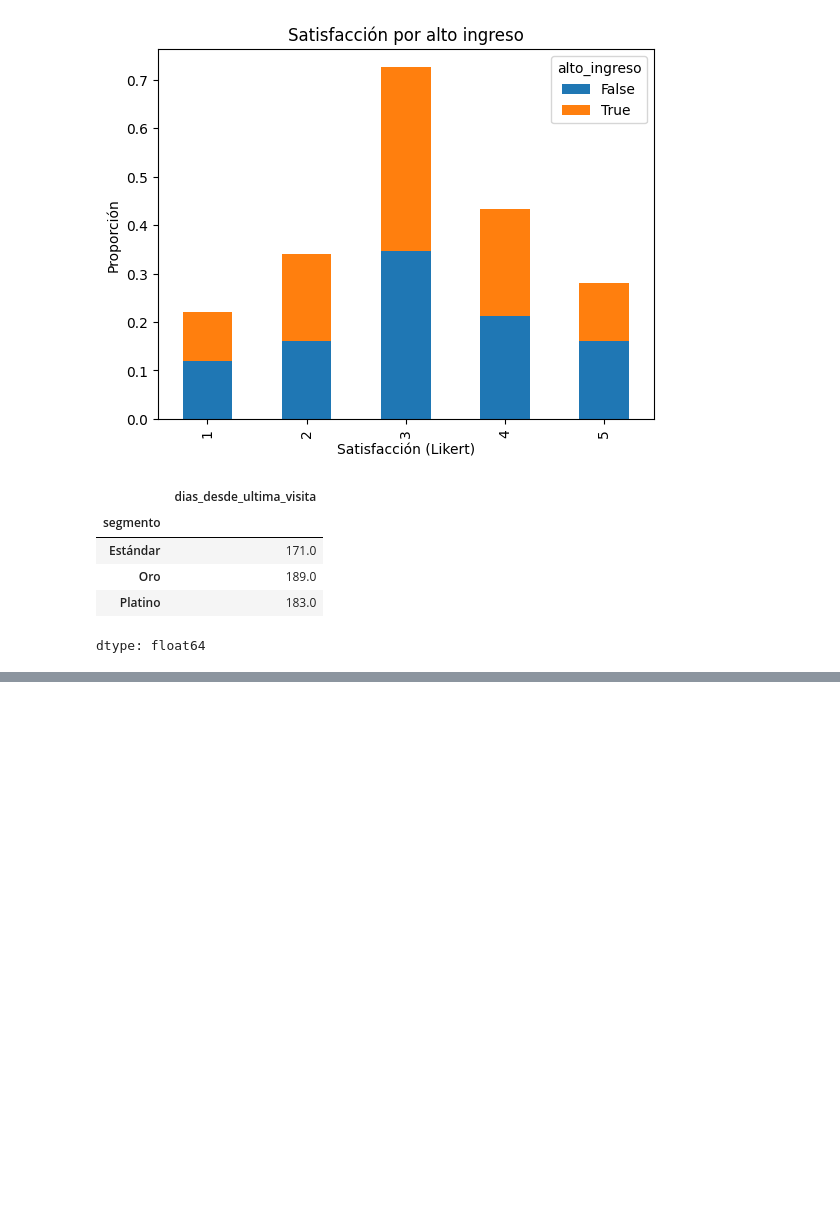
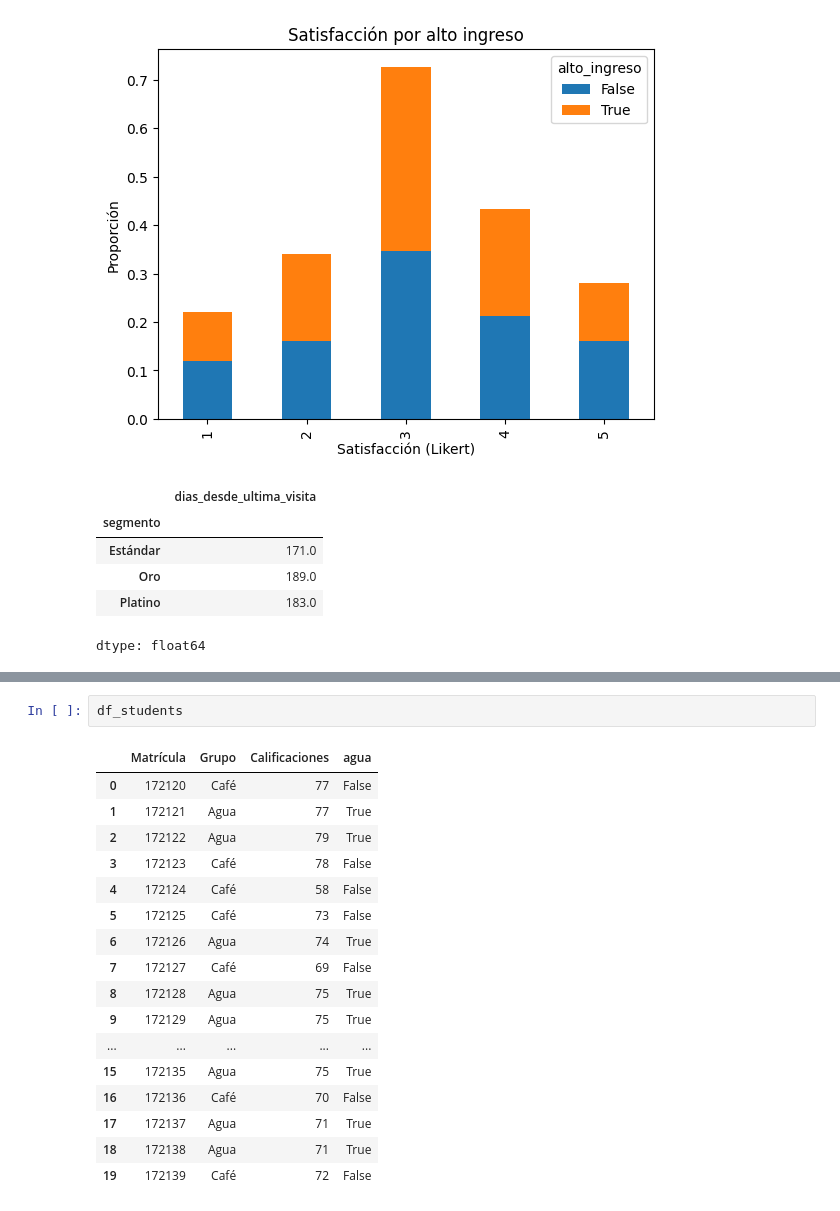
Before and after one commit to JoseLLoredoHdz/mineria, a Jupyter notebook: MineriaDeDatos2.ipynb, the cells around one changed output, grey strips where cells are left out. Cells and saved outputs as stored; diff of their text form; blank space fills up the shorter version.

```diff
--- a/MineriaDeDatos2.ipynb
+++ b/MineriaDeDatos2.ipynb
@@ -460,0 +524,20 @@ dtype: float64
+# %%
+df_students
+# %% [output]
+|  | Matrícula | Grupo | Calificaciones | agua |
+| 0 | 172120 | Café | 77 | False |
+| 1 | 172121 | Agua | 77 | True |
+| 2 | 172122 | Agua | 79 | True |
+| 3 | 172123 | Café | 78 | False |
+| 4 | 172124 | Café | 58 | False |
+| 5 | 172125 | Café | 73 | False |
+| 6 | 172126 | Agua | 74 | True |
+| 7 | 172127 | Café | 69 | False |
+| 8 | 172128 | Agua | 75 | True |
+| 9 | 172129 | Agua | 75 | True |
+| ... | ... | ... | ... | ... |
+| 15 | 172135 | Agua | 75 | True |
+| 16 | 172136 | Café | 70 | False |
+| 17 | 172137 | Agua | 71 | True |
+| 18 | 172138 | Agua | 71 | True |
+| 19 | 172139 | Café | 72 | False |
```
Also changed, not shown: parts of 8 cells of this notebook.
